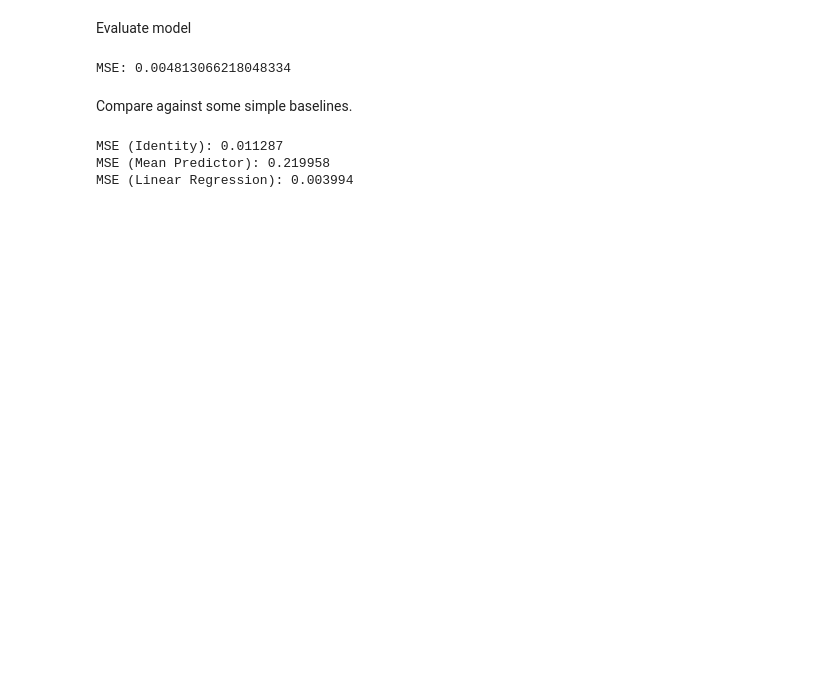
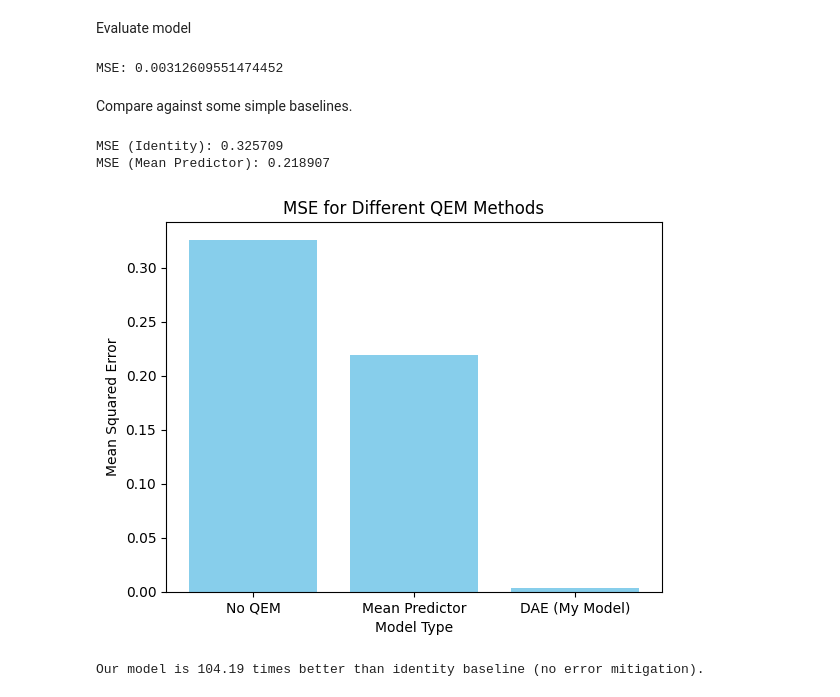
Before and after one commit to jacksoncimino/qiskit_ml, a Jupyter notebook: qem.ipynb, the cells around one changed output. Drawn from its saved outputs; the diff is of its cells as text; code cells hidden in the pictures; blank space fills up the shorter version.

Commit message:
DAE model improved. Beats lin reg, and significantly outperforms simple baselines

```diff
--- a/qem.ipynb
+++ b/qem.ipynb
@@ -160,12 +163,14 @@ class DAE(nn.Module):
             nn.ReLU(),
             nn.Linear(32,64),
             nn.ReLU(),
-            nn.Linear(64, input_size-1) #exclude depth feature
+            nn.Linear(64, input_size - 1) #exclude depth feature
         )
 
     def forward(self, x):
         encoded = self.encoder(x)
         return self.decoder(encoded)
+
+
 
 
 # training function
@@ -174,7 +179,7 @@ def train(model, epochs, optimizer, criterion, train_loader):
     model = model.to(device)
 
     for epoch in range(epochs):
-        model.train()
+        # model.train()
         total_loss = 0
         for x_batch, y_batch in train_loader:
             x_batch = x_batch.to(device)
@@ -200,10 +205,14 @@ Y = np.loadtxt('Y_5600.csv', delimiter=',')
 
 X_train, X_test, Y_train, Y_test = train_test_split(X, Y, test_size = 0.2, shuffle=True)
 
-X_train = torch.tensor(X_train, dtype=torch.float32)
+scaler = StandardScaler()
+X_train_scaled = scaler.fit_transform(X_train)
+X_test_scaled = scaler.transform(X_test)
+
+X_train = torch.tensor(X_train_scaled, dtype=torch.float32)
 Y_train = torch.tensor(Y_train, dtype=torch.float32)
 
-X_test = torch.tensor(X_test, dtype=torch.float32)
+X_test = torch.tensor(X_test_scaled, dtype=torch.float32)
 Y_test = torch.tensor(Y_test, dtype=torch.float32)
 
 train_dataset = TensorDataset(X_train,Y_train)
@@ -215,8 +224,8 @@ test_loader = DataLoader(test_dataset, batch_size=64, shuffle=False)
 Train the model
 # %%
 # define our model, epochs, optimizer, and criterion
-model = DAE(input_size=X_train.shape[1], hidden_size=8).to(device)
-epochs = 400
+model = DAE(input_size=X_train.shape[1], hidden_size=16).to(device)
+epochs = 300
 optimizer = torch.optim.Adam(model.parameters(), lr=1e-3)
 criterion = nn.MSELoss()
 
@@ -246,26 +255,22 @@ Evaluate model
 # evaluate model
 model.eval()
 with torch.no_grad():
-    preds = model(X_test.to(device)).cpu().numpy()
+    preds = model(X_test.to(device)).cpu().numpy().clip(-1,1)
 
 from sklearn.metrics import mean_squared_error
-print("MSE:", mean_squared_error(Y_test.numpy(), preds))
+dae_mse = mean_squared_error(Y_test.numpy(), preds)
+print("MSE:", dae_mse)
 # %% [output]
-MSE: 0.004813066218048334
+MSE: 0.00312609551474452
 # %% [markdown]
 Compare against some simple baselines.
 # %%
 from sklearn.linear_model import LinearRegression
-
-# Assume these are your datasets
-# X_train, Y_train: training (noisy + depth, ideal)
-# X_test, Y_test: test set
-# If you haven't added depth yet, X_train = noisy observables only
 
 # --------------------------
 # Baseline 1: Identity (No Denoising)
 # --------------------------
-identity_pred = X_test[:, :-1]  # ignore depth if appended at last column
+identity_pred = X_test[:, :-1]  # ignore depth
 mse_identity = mean_squared_error(Y_test, identity_pred)
 print(f"MSE (Identity): {mse_identity:.6f}")
 
@@ -276,19 +281,26 @@ mean_Y = Y_train.mean(axis=0)
 mean_pred = np.tile(mean_Y, (Y_test.shape[0], 1))
 mse_mean = mean_squared_error(Y_test, mean_pred)
 print(f"MSE (Mean Predictor): {mse_mean:.6f}")
-
-# --------------------------
-# Baseline 3: Linear Regression
-# --------------------------
-linreg = LinearRegression()
-linreg.fit(X_train, Y_train)
-linreg_pred = linreg.predict(X_test)
-mse_linreg = mean_squared_error(Y_test, linreg_pred)
-print(f"MSE (Linear Regression): {mse_linreg:.6f}")
 # %% [output]
-MSE (Identity): 0.011287
-MSE (Mean Predictor): 0.219958
-MSE (Linear Regression): 0.003994
+MSE (Identity): 0.325709
+MSE (Mean Predictor): 0.218907
+# %%
+import matplotlib.pyplot as plt
+
+categories = ['No QEM', 'Mean Predictor', 'DAE (My Model)']
+values = [mse_identity, mse_mean, dae_mse]
+
+plt.bar(categories, values, color='skyblue')
+plt.xlabel('Model Type')
+plt.ylabel('Mean Squared Error')
+plt.title('MSE for Different QEM Methods')
+plt.show()
+# %% [output]
+[figure, added]
+# %%
+print(f"Our model is {mse_identity / dae_mse :.2f} times better than identity baseline (no error mitigation).")
+# %% [output]
+Our model is 104.19 times better than identity baseline (no error mitigation).
 # %%
 # save predictions and targets
 np.savetxt('Y_pred.csv', preds, delimiter=',', fmt='%f')
```
Also changed, not shown: parts of 3 cells of this notebook.
